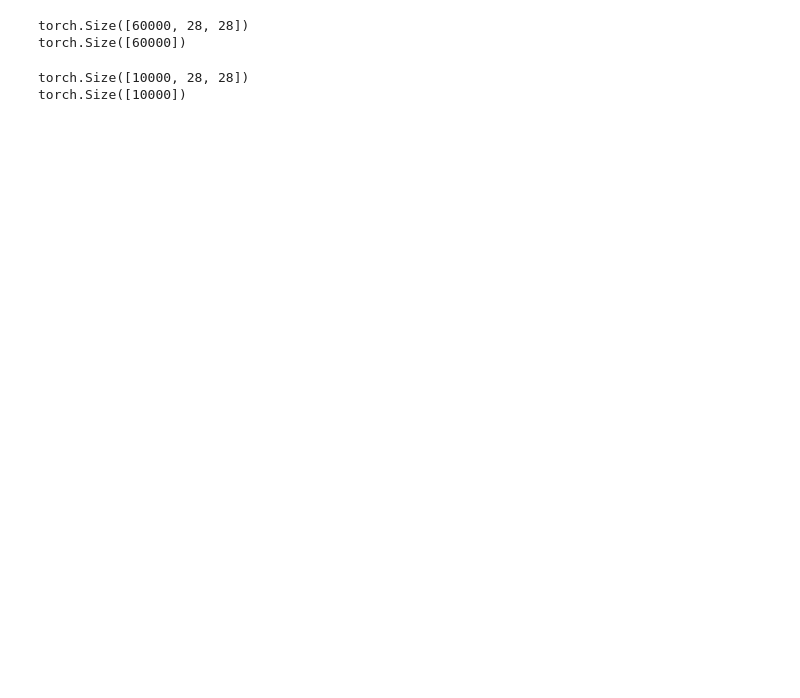
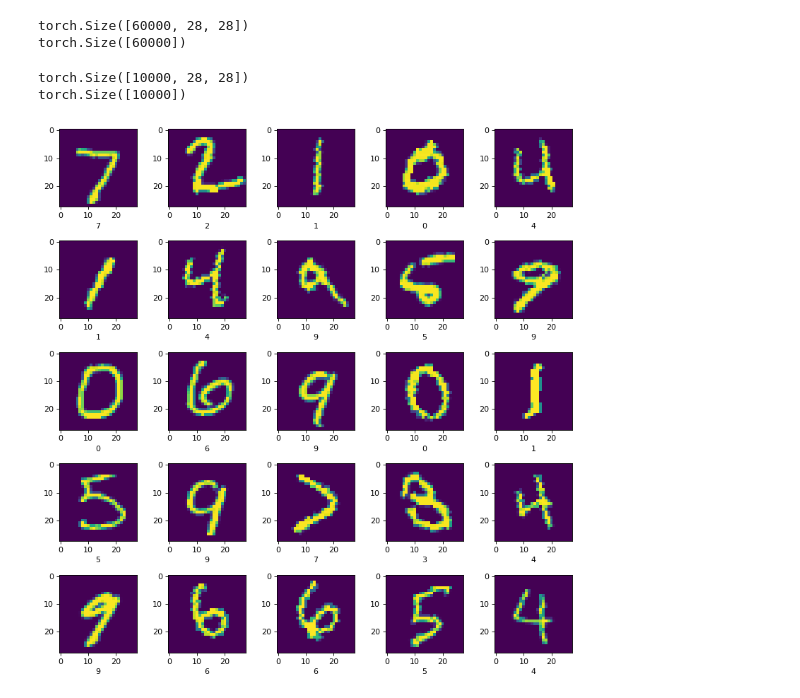
Before and after one commit to jeinson/CM_S19, a Jupyter notebook: Lab_6/Lab_6_CNN_answers.ipynb, the cells around one changed output. Saved outputs shown, nothing was run; the diff lists cells and outputs as text; code cells hidden in the pictures; blank space fills up the shorter version.

```diff
--- a/Lab_6/Lab_6_CNN_answers.ipynb
+++ b/Lab_6/Lab_6_CNN_answers.ipynb
@@ -27,10 +47,10 @@ test_dataset = dsets.MNIST(root='./data',
 #                                 ]),
 #                             download=True)
 
-# test_dataset = dsets.MNIST(root='./data',
-#                             train=False,
-#                             transform=transforms.Compose([
-#                                 transforms.RandomRotation(degrees = 10),
-#                                 transforms.ToTensor(),
-#                                 ]),
-#                             download = True)
+test_dataset = dsets.MNIST(root='./data',
+                            train=False,
+                            transform=transforms.Compose([
+                                transforms.RandomRotation(degrees = 25),
+                                transforms.ToTensor(),
+                                ]),
+                            download = True)
@@ -70,0 +81,18 @@ nn.modules.ReLU
+# %%
+import matplotlib.pyplot as plt
+#### your code here ###
+
+x = next(iter(test_loader))
+
+plotData = x[0][0:25]
+labelData = x[1][0:25]
+
+fig=plt.figure(figsize=(10, 10), dpi= 80, facecolor='w', edgecolor='k')
+for i in range(25):
+    plt.subplot(5,5,i + 1, xmargin = 2.0)
+    plt.xlabel(str(labelData[i].numpy()))
+    plt.imshow(plotData[i][0].numpy())
+    plt.tight_layout()
+plt.show()
+# %% [output]
+[figure, added]
```
Also changed, not shown: parts of 14 cells of this notebook, 3 other files.
